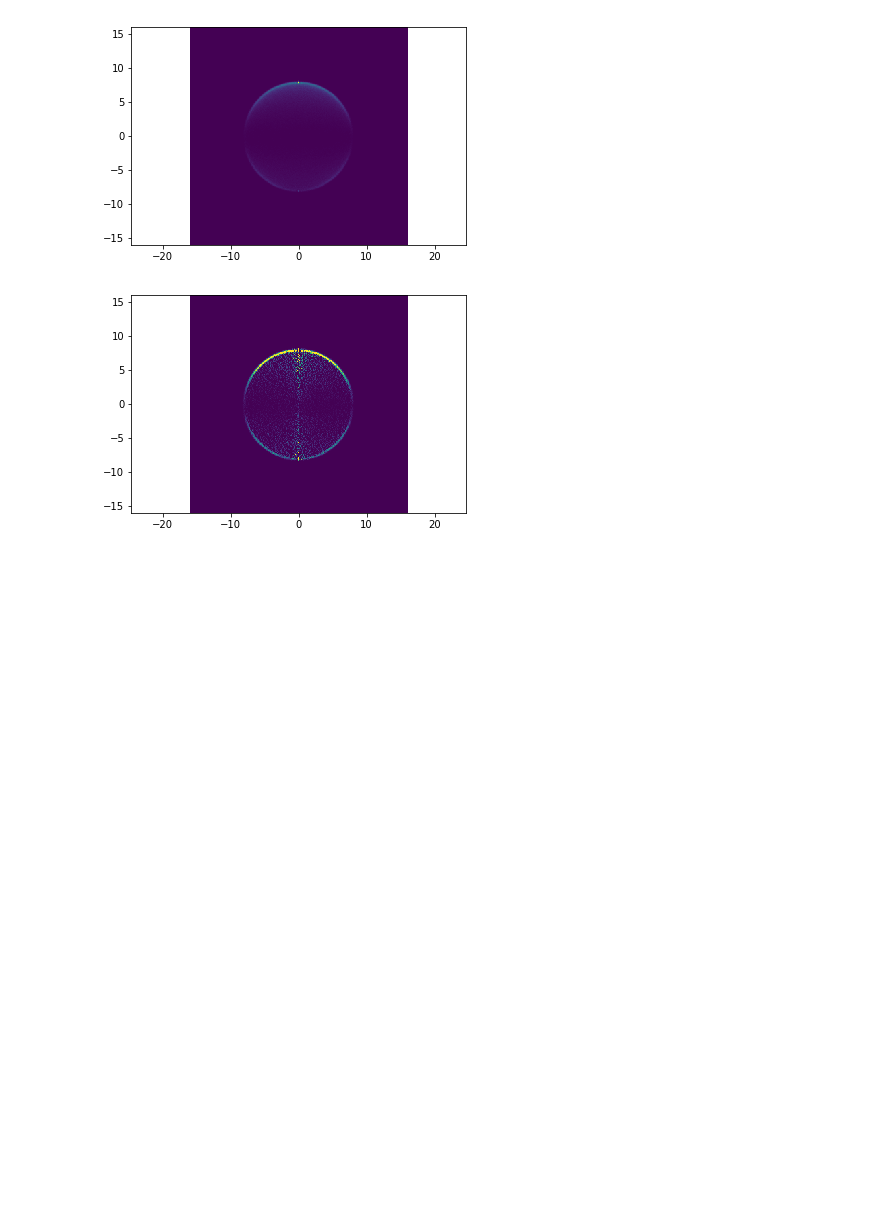
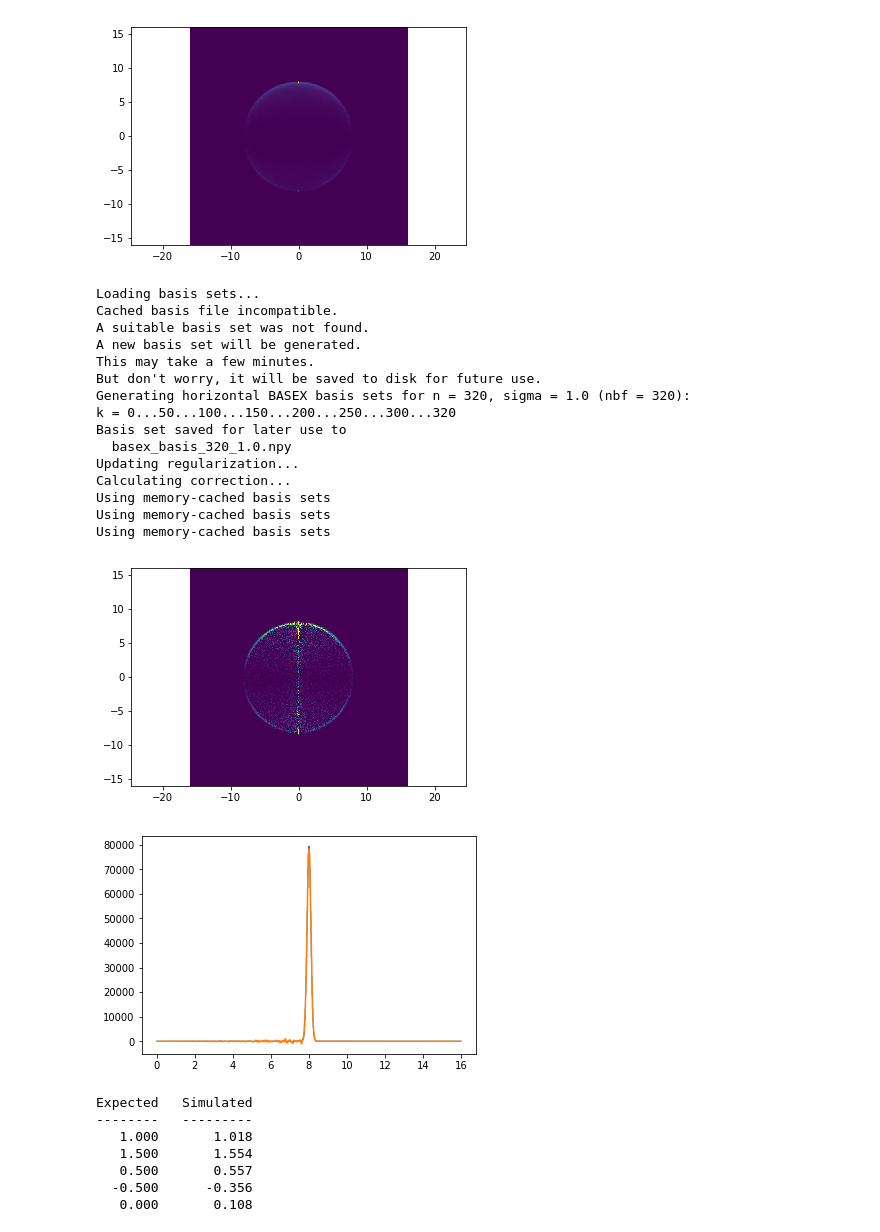
Before and after one commit to DaehyunPY/vmitools, a Jupyter notebook: demo/demo.ipynb, the cells around one changed output. Drawn from its saved outputs; the diff is of its cells as text; code cells hidden in the pictures; blank space fills up the shorter version.

```diff
--- a/demo/demo.ipynb
+++ b/demo/demo.ipynb
@@ -45,25 +46,72 @@ def init_smp(
 smp = init_smp(n=1000000, r=8, sigma=0.1, **dist)
 
 # Generate projected image from the samples
+xedges = np.linspace(-16, 16, 641)
 zedges = np.linspace(-16, 16, 321)
-img, *_ = np.histogram2d(smp['x'], smp['z'], bins=[zedges, zedges])
+img, *_ = np.histogram2d(smp['x'], smp['z'], bins=[xedges, zedges])
 
 plt.figure()
-plt.pcolormesh(zedges, zedges, img.T)
+plt.pcolormesh(xedges, zedges, img.T)
 plt.axis("equal")
 plt.show()
 # %% [output]
 [figure]
-# %%
-# Abel invert the image
-dz = zedges[1:] - zedges[:-1]
-inverted = abel_inverse(img, zedges) * dz[None, :]  # shape: (r, z)
-
-plt.figure()
-plt.pcolormesh(zedges, zedges, inverted.T)
-plt.axis("equal")
-plt.clim(0, 100)
-plt.show()
-# %% [output]
-[figure, removed]
+# %%
+# Abel invert the image using PyAbel
+dx = xedges[1:] - xedges[:-1]
+inverted = abel.Transform(img.T, direction="inverse", method="basex").transform.T / dx[:, None]  # shape: (rho, z)
+
+plt.figure()
+plt.pcolormesh(xedges, zedges, inverted.T)
+plt.axis("equal")
+plt.clim(0, 100)
+plt.show()
+
+# Transpose to other spaces
+sliced = interp(inverted, xedges, zedges)  # (rho, z) -> intensity
+redges, thedges = np.linspace(0, 16, 801), np.linspace(-np.pi, np.pi, 721)
+hist_indrdomega = tohist(
+    transpose_to_drdomega(sliced), redges, thedges,
+)  # (r, th) -> intensity
+hist_indrdth = tohist(
+    transpose_to_drdth(sliced), redges, thedges,
+)  # (r, th) -> intensity
+_, coeff, _ = finite_legendre_transform_in_theta(
+    hist_indrdomega.sum(0), thedges, 6,
+)  # Shapes of returns: (n, r) (n, r) (n, th)
+
+plt.figure()
+plt.hist(np.linalg.norm([smp["x"], smp["y"], smp["z"]], axis=0), redges, histtype="step")
+plt.plot((redges[1:] + redges[:-1]) / 2, hist_indrdth.sum(1))
+plt.show()
+
+print("Expected   Simulated")
+print("--------   ---------")
+for expected, simulated in zip_longest(beta, coeff[1:]/coeff[0]):
+    print(f"{expected if expected else 0:>8.3f}   {simulated:>9.3f}")
+# %% [output]
+Loading basis sets...
+Cached basis file incompatible.
+A suitable basis set was not found.
+A new basis set will be generated.
+This may take a few minutes.
+But don't worry, it will be saved to disk for future use.
+Generating horizontal BASEX basis sets for n = 320, sigma = 1.0 (nbf = 320):
+k = 0...50...100...150...200...250...300...320
+Basis set saved for later use to
+  basex_basis_320_1.0.npy
+Updating regularization...
+Calculating correction...
+Using memory-cached basis sets
+Using memory-cached basis sets
+Using memory-cached basis sets
+[figure, added]
+[figure, added]
+Expected   Simulated
+--------   ---------
+   1.000       1.018
+   1.500       1.554
+   0.500       0.557
+  -0.500      -0.356
+   0.000       0.108
 # %%
```
Also changed, not shown: parts of 2 cells of this notebook, 3 other files.
